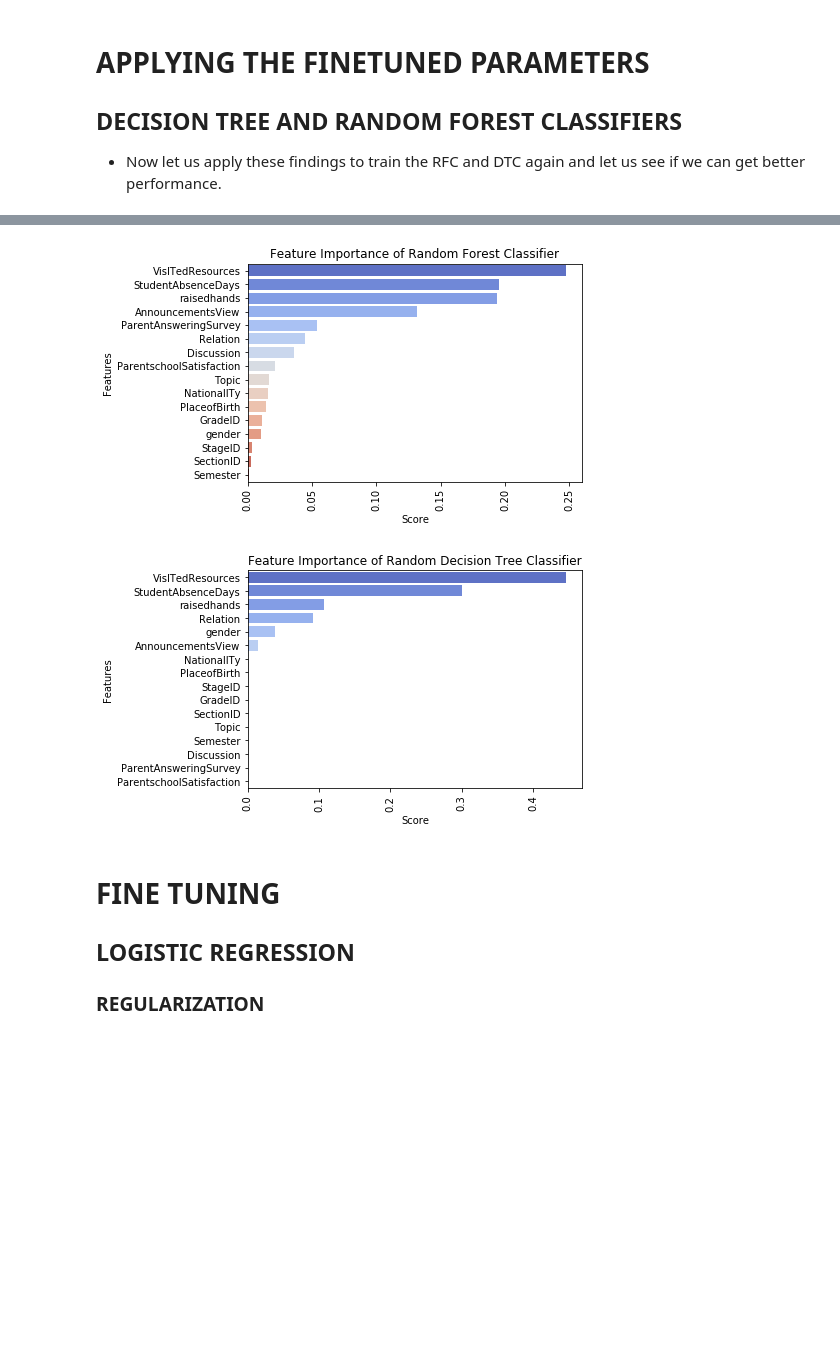
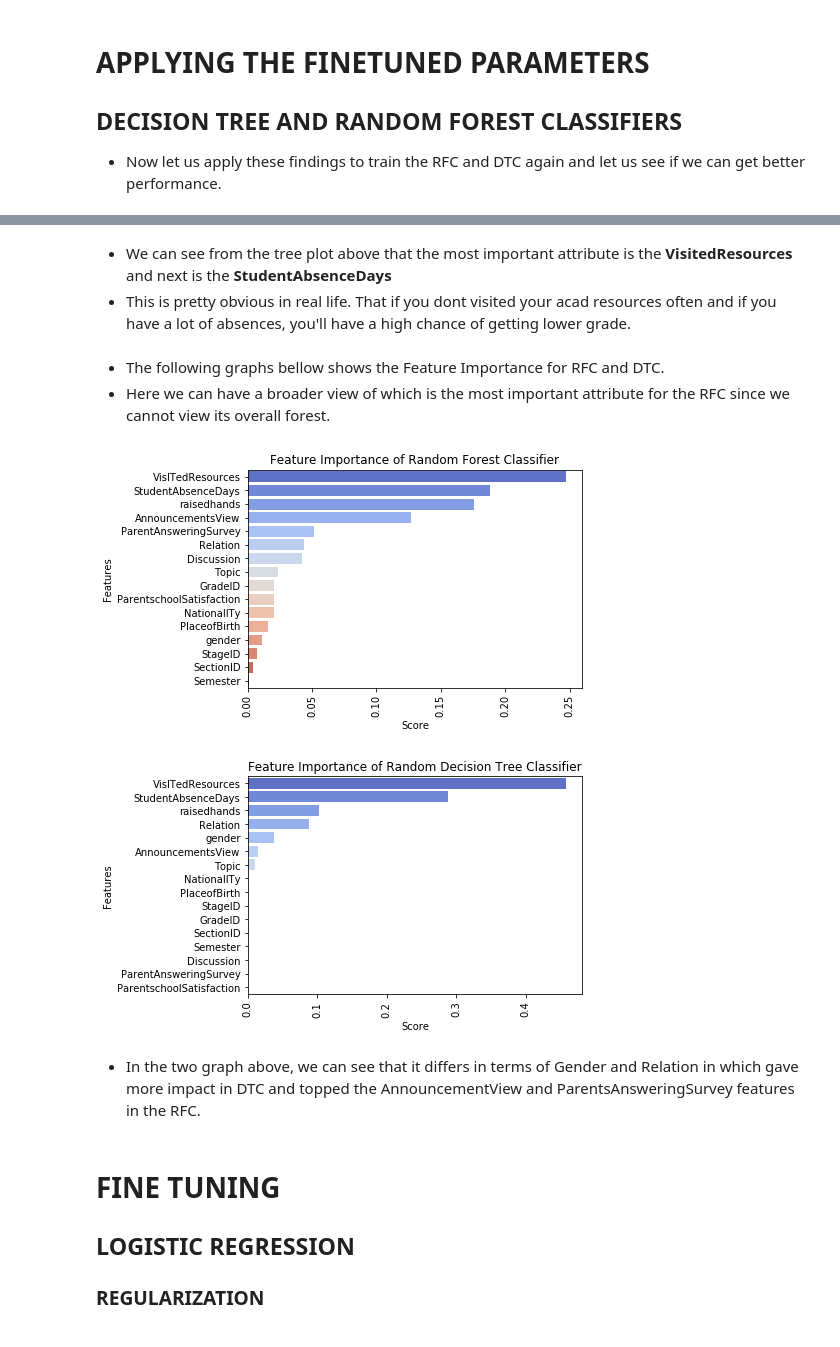
Before and after one commit to carlodizon03/DM-Students-Academic-Performance-, a Jupyter notebook: models.ipynb, the cells around one changed output, grey strips where cells are left out. Drawn from its saved outputs; the diff is of its cells as text; code cells hidden in the pictures; blank space fills up the shorter version.

```diff
--- a/models.ipynb
+++ b/models.ipynb
@@ -307,8 +312,8 @@ plt.show()
 * Now let us apply these findings to train the RFC and DTC again and let us see if we can get better performance.
 # %%
 models = {
-        'Decision Tree':        DecisionTreeClassifier(max_depth = 4,min_samples_split = 0.2, random_state = 52),
-        'Random Forest':        RandomForestClassifier(max_depth = 4,min_samples_split = 0.1, n_estimators = 200,random_state = 52 )
+        'Decision Tree':        DecisionTreeClassifier(max_depth = 12,min_samples_split = 0.2, random_state = 52),
+        'Random Forest':        RandomForestClassifier(max_depth = 18,min_samples_split = 0.1, n_estimators = 400,random_state = 52 )
          }
 
 keys = []
@@ -362,17 +378,23 @@ plt.show()
+# %% [markdown]
+* We can see from the tree plot above that the most important attribute is the **VisitedResources** and next is the **StudentAbsenceDays**
+* This is pretty obvious in real life. That if you dont visited your acad resources often and if you have a lot of absences, you'll have a high chance of getting lower grade.
+# %% [markdown]
+* The following graphs bellow shows the Feature Importance for RFC and DTC.
+* Here we can have a broader view of which is the most important attribute for the RFC since we cannot view its overall forest.
 # %%
-rfc = RandomForestClassifier(max_depth = 4,min_samples_split = 0.1, n_estimators = 200,random_state = 52 )
+rfc = RandomForestClassifier(max_depth = 18,min_samples_split = 0.1, n_estimators = 300,random_state = 52 ).fit(X_train, y_train)
 pred = rfc.fit(X_train, y_train).predict(X_test)
 dn = {'features':Features.columns, 'score':rfc.feature_importances_}
 df = pd.DataFrame.from_dict(data=dn).sort_values(by='score', ascending=False)
 plot = sns.barplot(x='score', y='features', data=df, orient='h', palette='coolwarm')
 plot.set(xlabel='Score', ylabel='Features',
          title='Feature Importance of Random Forest Classifier')
 plt.setp(plot.get_xticklabels(), rotation=90)
 plt.show()
 # %% [output]
-[figure, old version]
+[figure, new version]
 # %%
-dt = DecisionTreeClassifier(max_depth = 4,min_samples_split = 0.2, random_state = 52)
+dt =DecisionTreeClassifier(max_depth = 12,min_samples_split = 0.2, random_state = 52).fit(X_train, y_train)
 pred = dt.fit(X_train, y_train).predict(X_test)
 dn = {'features':Features.columns, 'score':dt.feature_importances_}
 df = pd.DataFrame.from_dict(data=dn).sort_values(by='score', ascending=False)
@@ -382,7 +404,9 @@ plot.set(xlabel='Score', ylabel='Features',
 plt.setp(plot.get_xticklabels(), rotation=90)
 plt.show()
 # %% [output]
-[figure, old version]
+[figure, new version]
+# %% [markdown]
+* In the two graph above, we can see that it differs in terms of Gender and Relation in which gave more impact in DTC and topped the AnnouncementView and ParentsAnsweringSurvey features in the RFC.
 # %% [markdown]
 # FINE TUNING
 ## LOGISTIC REGRESSION
```
Also changed, not shown: parts of 14 cells of this notebook.
